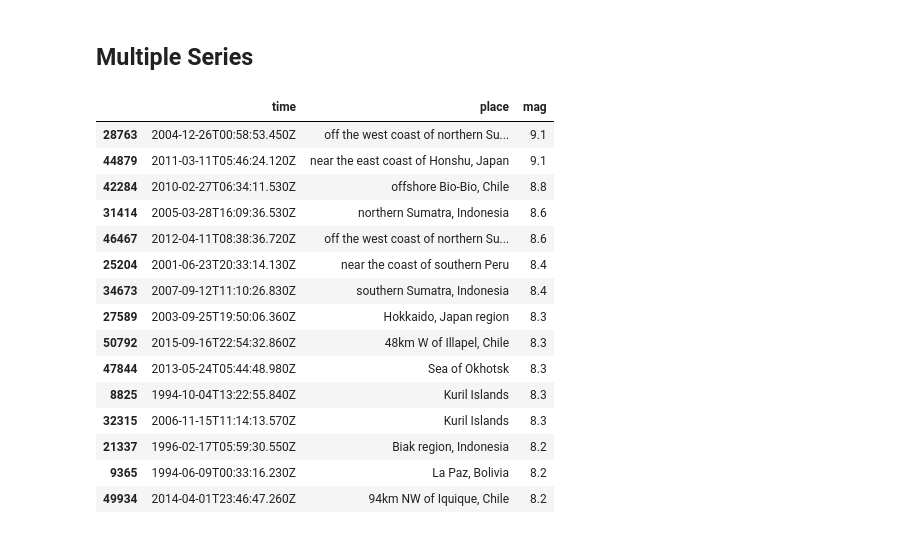
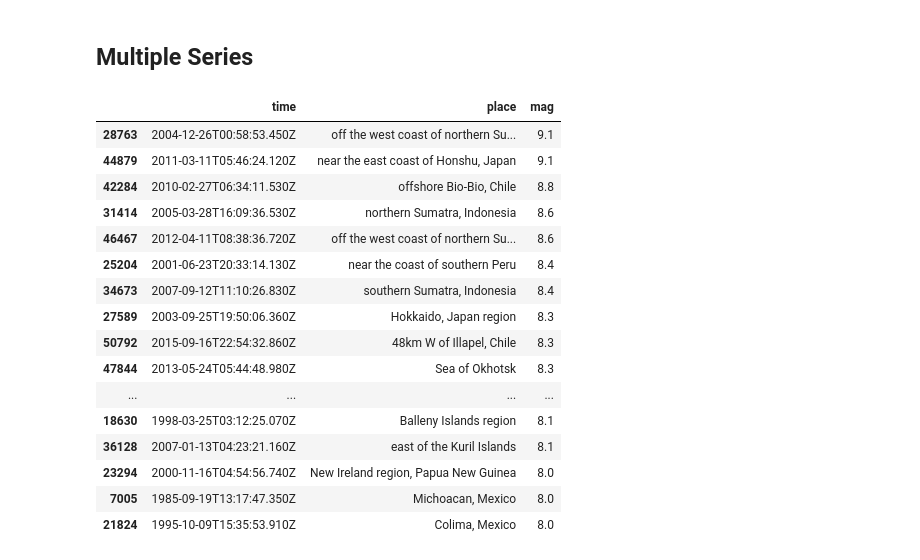
Before and after one commit to feliuserra/Luminosity, a Jupyter notebook: notebooks/data_exploration-series_loader.ipynb, the cells around one changed output. Drawn from its saved outputs; the diff is of its cells as text; code cells hidden in the pictures.

```diff
--- a/notebooks/data_exploration-series_loader.ipynb
+++ b/notebooks/data_exploration-series_loader.ipynb
@@ -86,23 +83,24 @@ None
 ## Multiple Series
 # %%
 earthquakes = pd.read_csv('../data/raw/USGSEarthquakeHazards/USGSEarthquakeHazards.csv', index_col=0)
-earthquakes[['time', 'place', 'mag']].sort_values('mag', ascending=False).head(15)
+earthquakes[['time', 'place', 'mag']].sort_values('mag', ascending=False).head(25)
 # %% [output]
 |  | time | place | mag |
 | 28763 | 2004-12-26T00:58:53.450Z | off the west coast of northern Su... | 9.1 |
 | 44879 | 2011-03-11T05:46:24.120Z | near the east coast of Honshu, Japan | 9.1 |
 | 42284 | 2010-02-27T06:34:11.530Z | offshore Bio-Bio, Chile | 8.8 |
 | 31414 | 2005-03-28T16:09:36.530Z | northern Sumatra, Indonesia | 8.6 |
 | 46467 | 2012-04-11T08:38:36.720Z | off the west coast of northern Su... | 8.6 |
 | 25204 | 2001-06-23T20:33:14.130Z | near the coast of southern Peru | 8.4 |
 | 34673 | 2007-09-12T11:10:26.830Z | southern Sumatra, Indonesia | 8.4 |
 | 27589 | 2003-09-25T19:50:06.360Z | Hokkaido, Japan region | 8.3 |
 | 50792 | 2015-09-16T22:54:32.860Z | 48km W of Illapel, Chile | 8.3 |
 | 47844 | 2013-05-24T05:44:48.980Z | Sea of Okhotsk | 8.3 |
-| 8825 | 1994-10-04T13:22:55.840Z | Kuril Islands | 8.3 |
-| 32315 | 2006-11-15T11:14:13.570Z | Kuril Islands | 8.3 |
-| 21337 | 1996-02-17T05:59:30.550Z | Biak region, Indonesia | 8.2 |
-| 9365 | 1994-06-09T00:33:16.230Z | La Paz, Bolivia | 8.2 |
-| 49934 | 2014-04-01T23:46:47.260Z | 94km NW of Iquique, Chile | 8.2 |
+| ... | ... | ... | ... |
+| 18630 | 1998-03-25T03:12:25.070Z | Balleny Islands region | 8.1 |
+| 36128 | 2007-01-13T04:23:21.160Z | east of the Kuril Islands | 8.1 |
+| 23294 | 2000-11-16T04:54:56.740Z | New Ireland region, Papua New Guinea | 8.0 |
+| 7005 | 1985-09-19T13:17:47.350Z | Michoacan, Mexico | 8.0 |
+| 21824 | 1995-10-09T15:35:53.910Z | Colima, Mexico | 8.0 |
 # %%
 %run ../src/models/section_series.py
```
Also changed, not shown: parts of 9 cells of this notebook, 1 other file.
